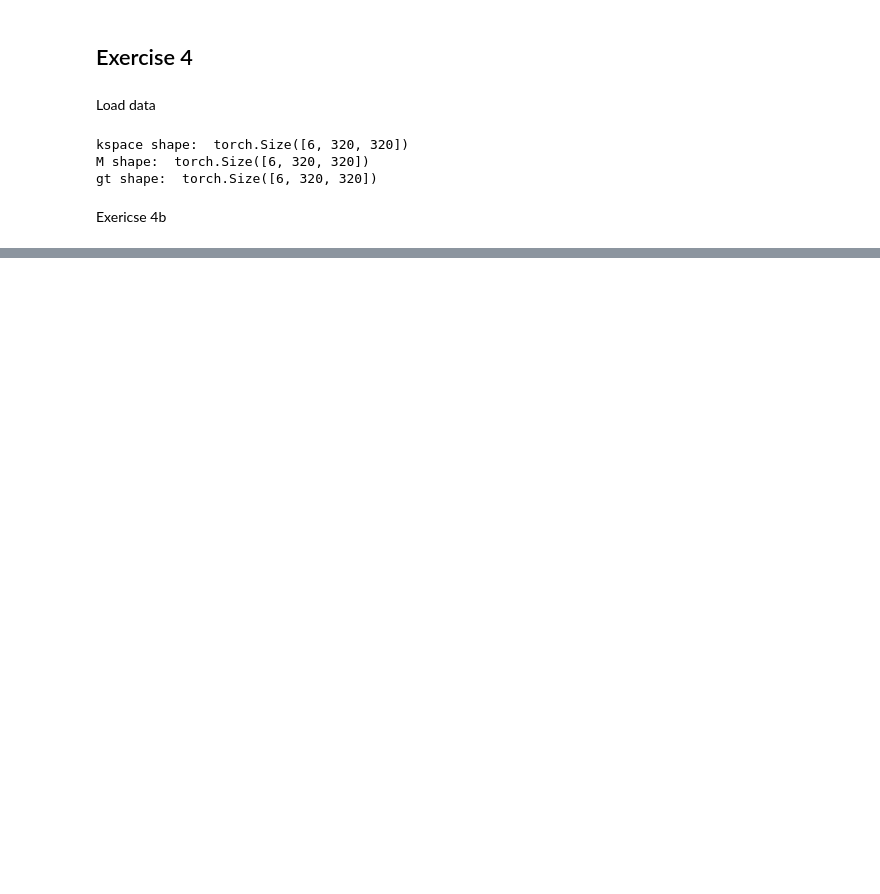
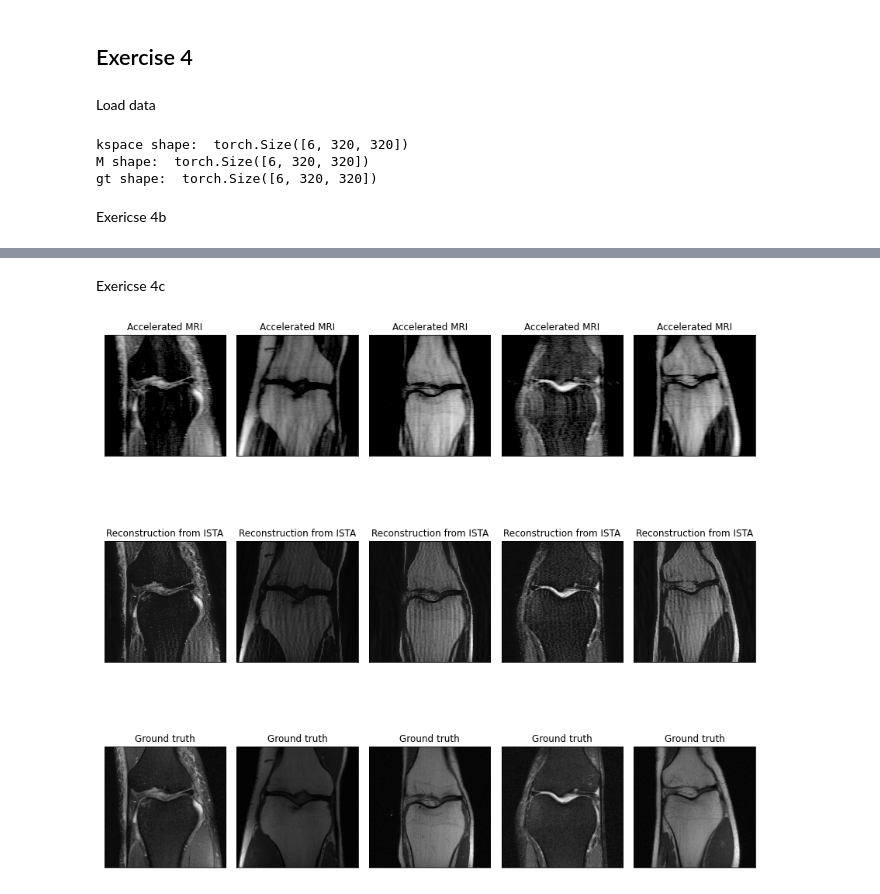
Before and after one commit to langestefan/5LSL0_assignments, a Jupyter notebook: assignment_4/week_2_exc4.ipynb, the cells around one changed output, grey strips where cells are left out. Saved outputs shown, nothing was run; the diff lists cells and outputs as text; code cells hidden in the pictures; blank space fills up the shorter version.

```diff
--- a/assignment_4/week_2_exc4.ipynb
+++ b/assignment_4/week_2_exc4.ipynb
@@ -151,0 +154,32 @@ plt.show()
+# %% [markdown]
+Exericse 4c
+# %%
+def plot_ex4c(test_acc_mri, test_x_out, test_gt, save_path):
+
+    plt.figure(figsize = (12,12))
+    for i in range(5):
+        plt.subplot(3,5,i+1)
+        plt.imshow(test_acc_mri[i+1,:,:],vmin=-1.1,interpolation='nearest',cmap='gray')
+        plt.xticks([])
+        plt.yticks([])
+        plt.title('Accelerated MRI')
+
+        plt.subplot(3,5,i+6)
+        plt.imshow(test_x_out[i+1,:,:],vmin=-0.1,interpolation='nearest',cmap='gray')
+        plt.xticks([])
+        plt.yticks([])
+        plt.title('Reconstruction from ISTA')
+
+        plt.subplot(3,5,i+11)
+        plt.imshow(test_gt[i+1,:,:],cmap='gray')
+        plt.xticks([])
+        plt.yticks([])
+        plt.title('Ground truth')
+
+    #plt.savefig(f"{save_path}", dpi=300, bbox_inches='tight')
+    plt.tight_layout()
+    plt.show()
+
+plot_ex4c(accerated_plot_friendly, x_t, gt,'figures/ex4c.png')
+# %% [output]
+[figure, added]
```
Also changed, not shown: parts of 4 cells of this notebook, 1 other file.
